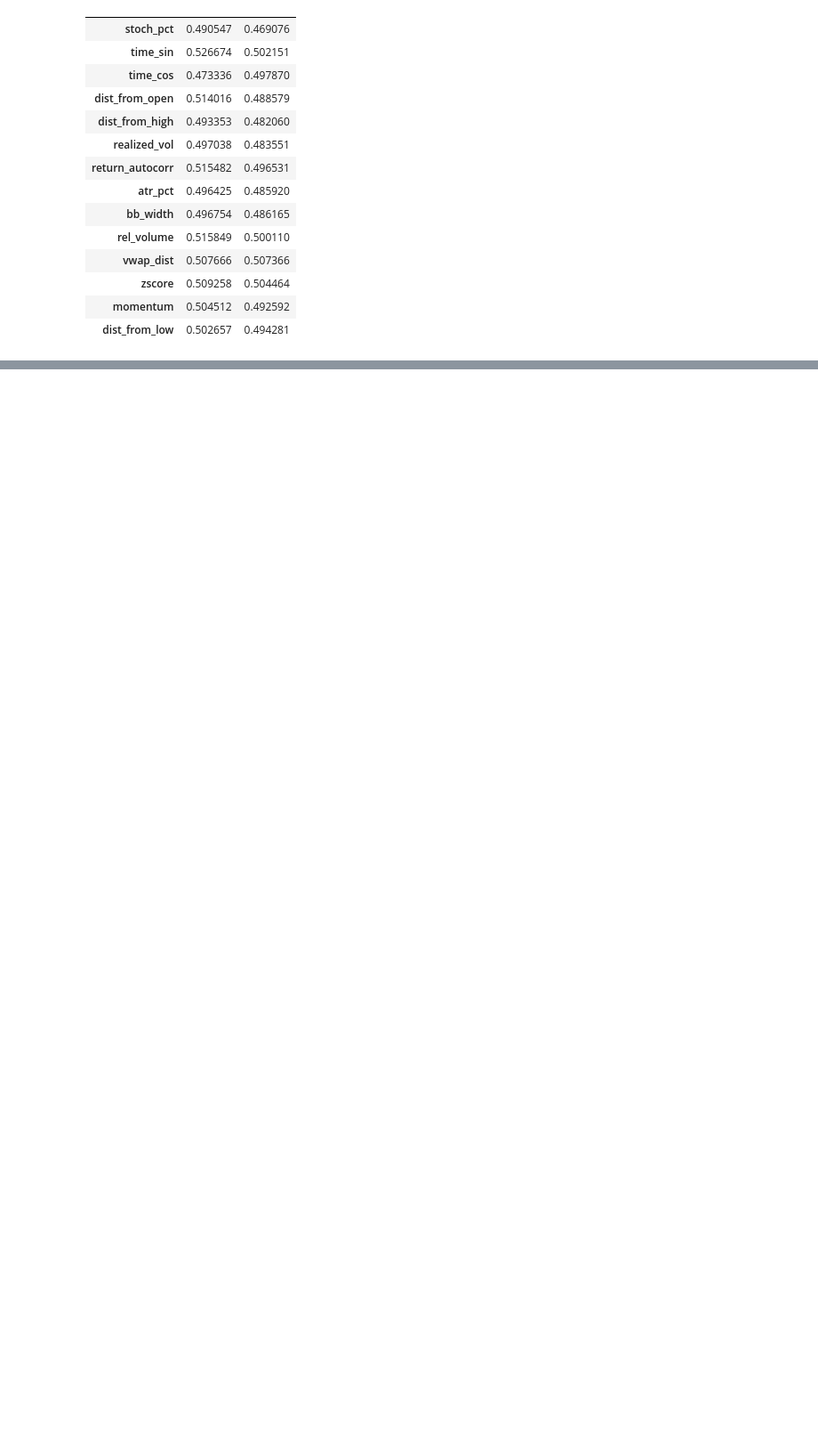
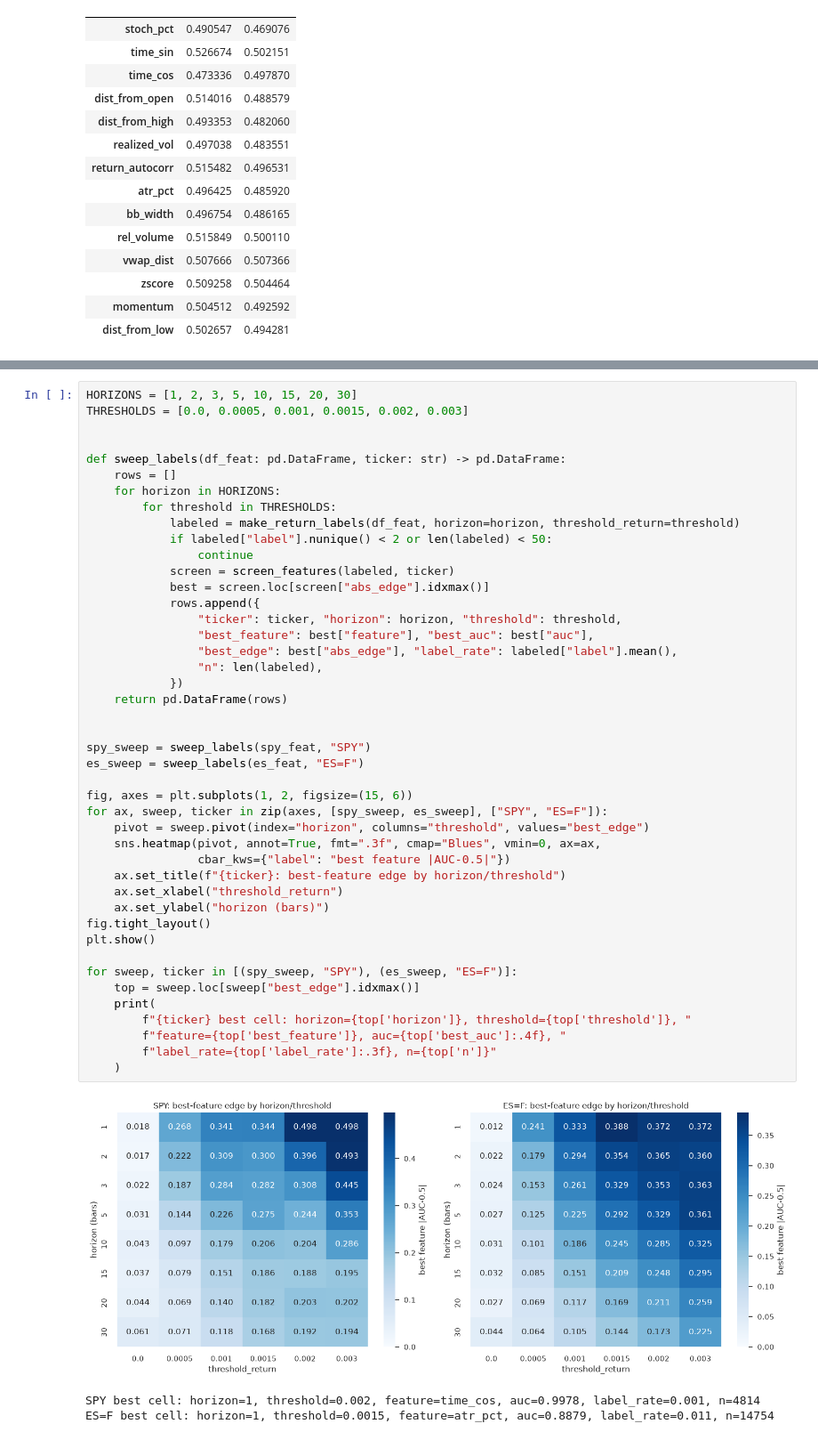
Before and after one commit to GerritJBekker/model-pipeline, a Jupyter notebook: src/mean_reversion.ipynb, the cells around one changed output, grey strips where cells are left out. Shown at 89% size. Drawn from its saved outputs; the diff is of its cells as text; blank space fills up the shorter version.

```diff
--- a/src/mean_reversion.ipynb
+++ b/src/mean_reversion.ipynb
@@ -422,0 +437,48 @@ ES=F label rate: 0.4908
+# %%
+HORIZONS = [1, 2, 3, 5, 10, 15, 20, 30]
+THRESHOLDS = [0.0, 0.0005, 0.001, 0.0015, 0.002, 0.003]
+
+
+def sweep_labels(df_feat: pd.DataFrame, ticker: str) -> pd.DataFrame:
+    rows = []
+    for horizon in HORIZONS:
+        for threshold in THRESHOLDS:
+            labeled = make_return_labels(df_feat, horizon=horizon, threshold_return=threshold)
+            if labeled["label"].nunique() < 2 or len(labeled) < 50:
+                continue
+            screen = screen_features(labeled, ticker)
+            best = screen.loc[screen["abs_edge"].idxmax()]
+            rows.append({
+                "ticker": ticker, "horizon": horizon, "threshold": threshold,
+                "best_feature": best["feature"], "best_auc": best["auc"],
+                "best_edge": best["abs_edge"], "label_rate": labeled["label"].mean(),
+                "n": len(labeled),
+            })
+    return pd.DataFrame(rows)
+
+
+spy_sweep = sweep_labels(spy_feat, "SPY")
+es_sweep = sweep_labels(es_feat, "ES=F")
+
+fig, axes = plt.subplots(1, 2, figsize=(15, 6))
+for ax, sweep, ticker in zip(axes, [spy_sweep, es_sweep], ["SPY", "ES=F"]):
+    pivot = sweep.pivot(index="horizon", columns="threshold", values="best_edge")
+    sns.heatmap(pivot, annot=True, fmt=".3f", cmap="Blues", vmin=0, ax=ax,
+                cbar_kws={"label": "best feature |AUC-0.5|"})
+    ax.set_title(f"{ticker}: best-feature edge by horizon/threshold")
+    ax.set_xlabel("threshold_return")
+    ax.set_ylabel("horizon (bars)")
+fig.tight_layout()
+plt.show()
+
+for sweep, ticker in [(spy_sweep, "SPY"), (es_sweep, "ES=F")]:
+    top = sweep.loc[sweep["best_edge"].idxmax()]
+    print(
+        f"{ticker} best cell: horizon={top['horizon']}, threshold={top['threshold']}, "
+        f"feature={top['best_feature']}, auc={top['best_auc']:.4f}, "
+        f"label_rate={top['label_rate']:.3f}, n={top['n']}"
+    )
+# %% [output]
+[figure, added]
+SPY best cell: horizon=1, threshold=0.002, feature=time_cos, auc=0.9978, label_rate=0.001, n=4814
+ES=F best cell: horizon=1, threshold=0.0015, feature=atr_pct, auc=0.8879, label_rate=0.011, n=14754
```
Also changed, not shown: parts of 2 cells of this notebook.
